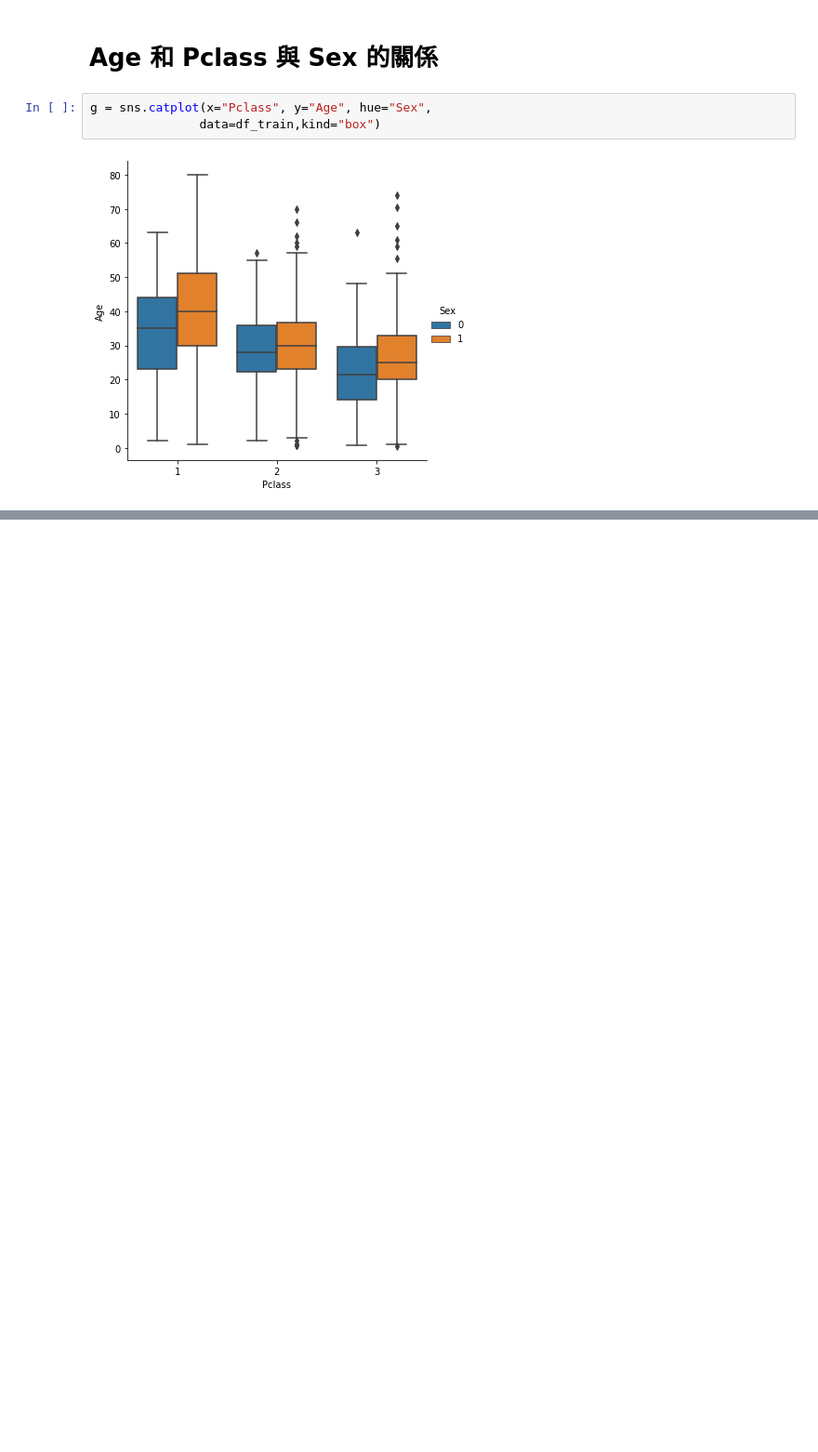
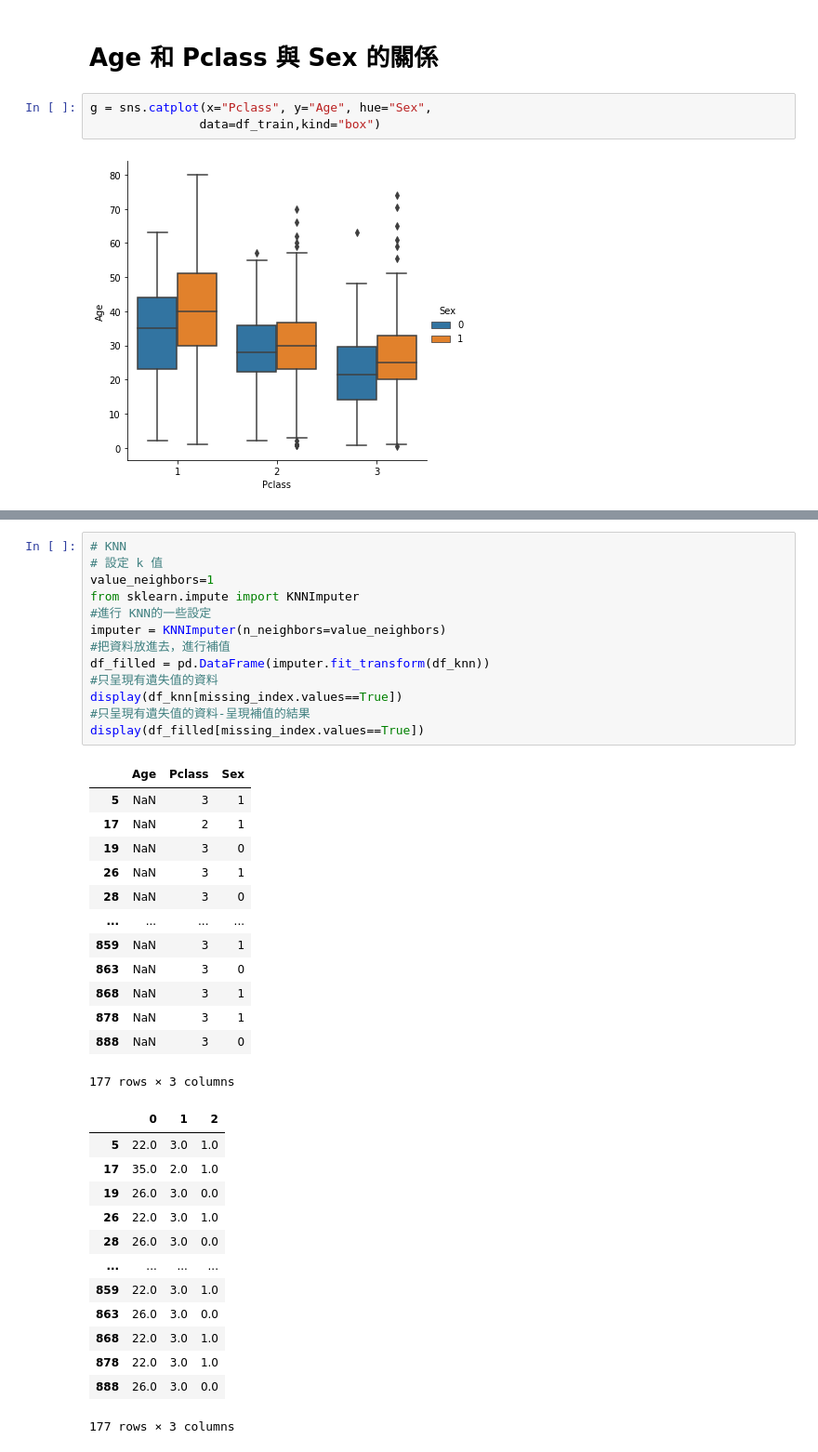
Before and after one commit to MakotoWang/ML100Days, a Jupyter notebook: homework/Day_038_HW_Basic.ipynb, the cells around one changed output, grey strips where cells are left out. Shown at 93% size. Drawn from its saved outputs; the diff is of its cells as text; blank space fills up the shorter version.

```diff
--- a/homework/Day_038_HW_Basic.ipynb
+++ b/homework/Day_038_HW_Basic.ipynb
@@ -105,0 +108,40 @@ display(pd.DataFrame(nan_euclidean_distances(df_train[['Age','Pclass','Sex']])))
+# %%
+# KNN
+# 設定 k 值
+value_neighbors=1
+from sklearn.impute import KNNImputer
+#進行 KNN的一些設定
+imputer = KNNImputer(n_neighbors=value_neighbors)
+#把資料放進去，進行補值
+df_filled = pd.DataFrame(imputer.fit_transform(df_knn))
+#只呈現有遺失值的資料
+display(df_knn[missing_index.values==True])
+#只呈現有遺失值的資料-呈現補值的結果
+display(df_filled[missing_index.values==True])
+# %% [output]
+|  | Age | Pclass | Sex |
+| 5 | NaN | 3 | 1 |
+| 17 | NaN | 2 | 1 |
+| 19 | NaN | 3 | 0 |
+| 26 | NaN | 3 | 1 |
+| 28 | NaN | 3 | 0 |
+| ... | ... | ... | ... |
+| 859 | NaN | 3 | 1 |
+| 863 | NaN | 3 | 0 |
+| 868 | NaN | 3 | 1 |
+| 878 | NaN | 3 | 1 |
+| 888 | NaN | 3 | 0 |
+177 rows × 3 columns
+|  | 0 | 1 | 2 |
+| 5 | 22.0 | 3.0 | 1.0 |
+| 17 | 35.0 | 2.0 | 1.0 |
+| 19 | 26.0 | 3.0 | 0.0 |
+| 26 | 22.0 | 3.0 | 1.0 |
+| 28 | 26.0 | 3.0 | 0.0 |
+| ... | ... | ... | ... |
+| 859 | 22.0 | 3.0 | 1.0 |
+| 863 | 26.0 | 3.0 | 0.0 |
+| 868 | 22.0 | 3.0 | 1.0 |
+| 878 | 22.0 | 3.0 | 1.0 |
+| 888 | 26.0 | 3.0 | 0.0 |
+177 rows × 3 columns
```
Also changed, not shown: parts of 10 cells of this notebook.
